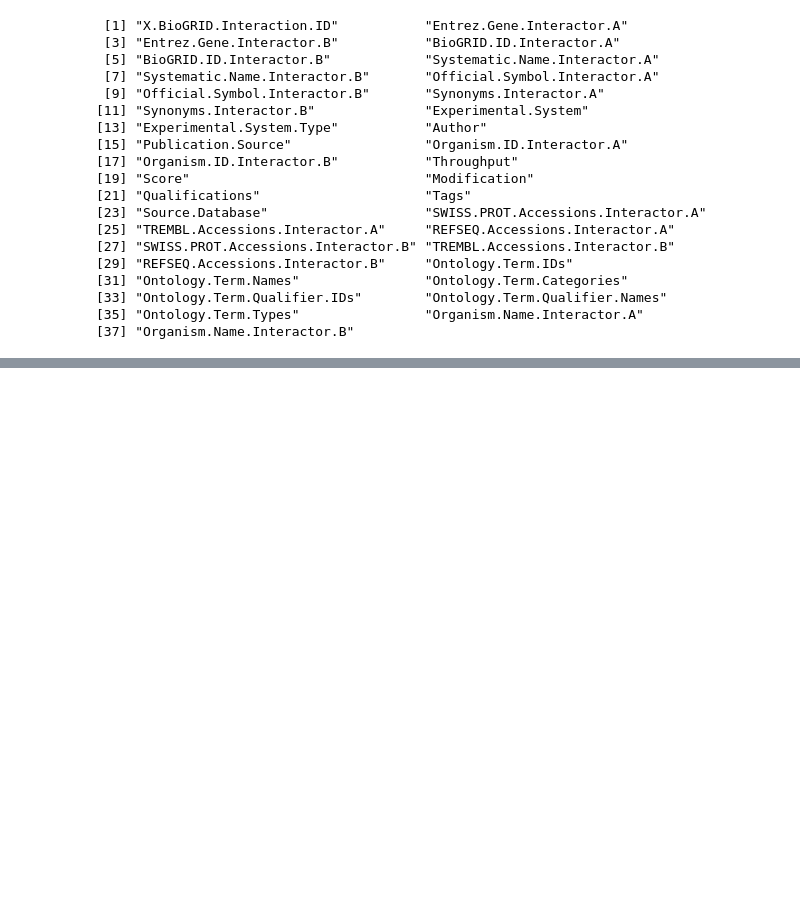
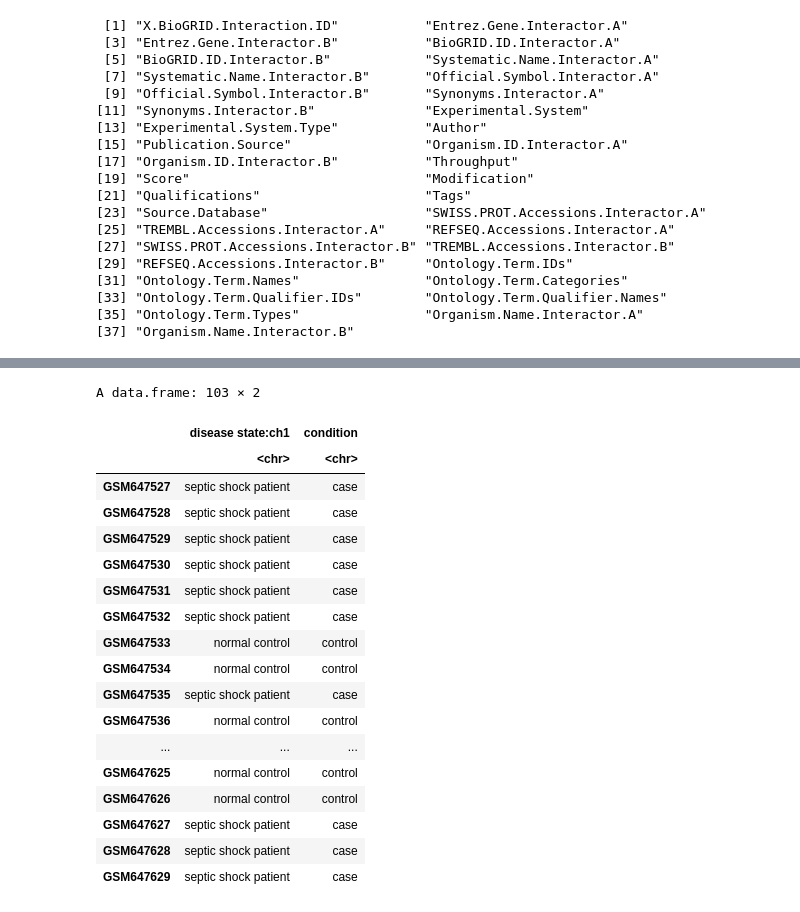
Before and after one commit to loganylchen/MPAGE, a Jupyter notebook: testing.ipynb, the cells around one changed output, grey strips where cells are left out. Cells and saved outputs as stored; diff of their text form; code cells hidden in the pictures; blank space fills up the shorter version.

```diff
--- a/testing.ipynb
+++ b/testing.ipynb
@@ -1415,0 +729,22 @@ A matrix: 54675 × 103 of type dbl
+# %%
+sample_condition
+# %% [output]
+A data.frame: 103 × 2
+|  | disease state:ch1 | condition |
+|  | <chr> | <chr> |
+| GSM647527 | septic shock patient | case |
+| GSM647528 | septic shock patient | case |
+| GSM647529 | septic shock patient | case |
+| GSM647530 | septic shock patient | case |
+| GSM647531 | septic shock patient | case |
+| GSM647532 | septic shock patient | case |
+| GSM647533 | normal control | control |
+| GSM647534 | normal control | control |
+| GSM647535 | septic shock patient | case |
+| GSM647536 | normal control | control |
+| ... | ... | ... |
+| GSM647625 | normal control | control |
+| GSM647626 | normal control | control |
+| GSM647627 | septic shock patient | case |
+| GSM647628 | septic shock patient | case |
+| GSM647629 | septic shock patient | case |
```
Also changed, not shown: parts of 41 cells of this notebook, 1 other file.
